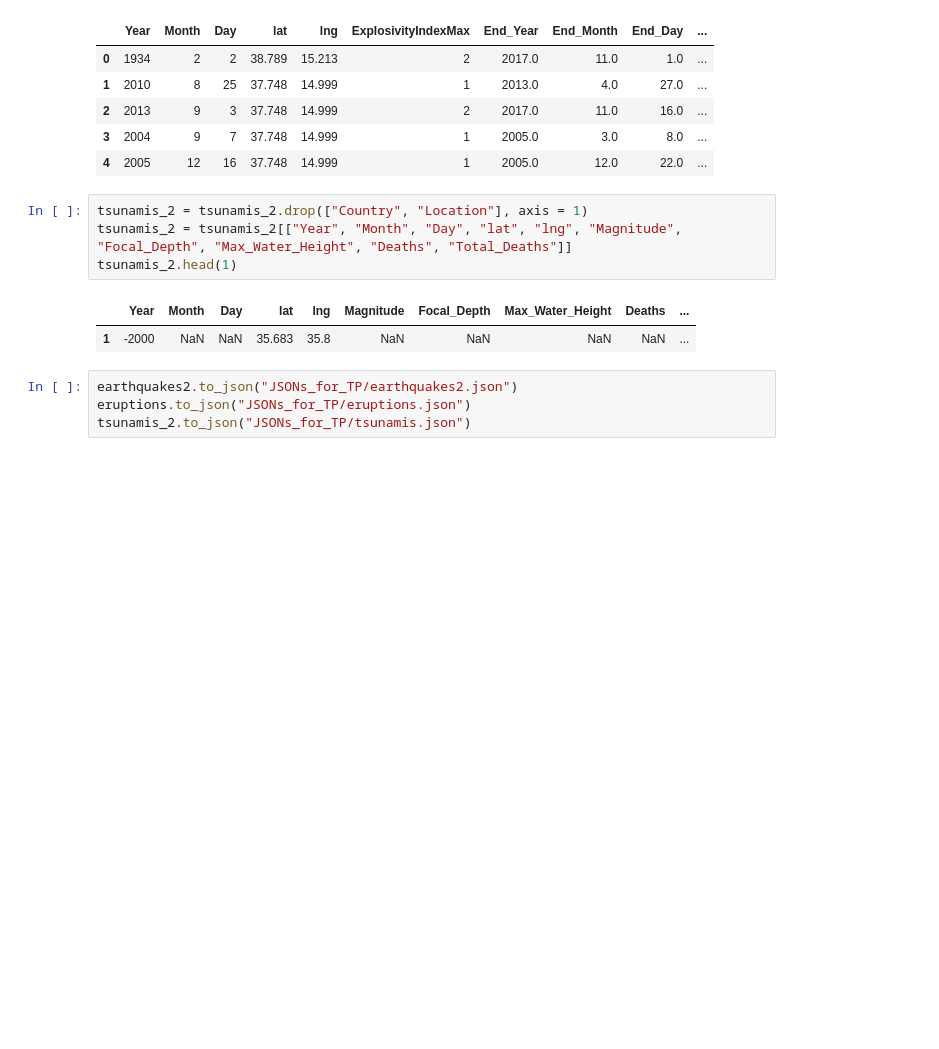
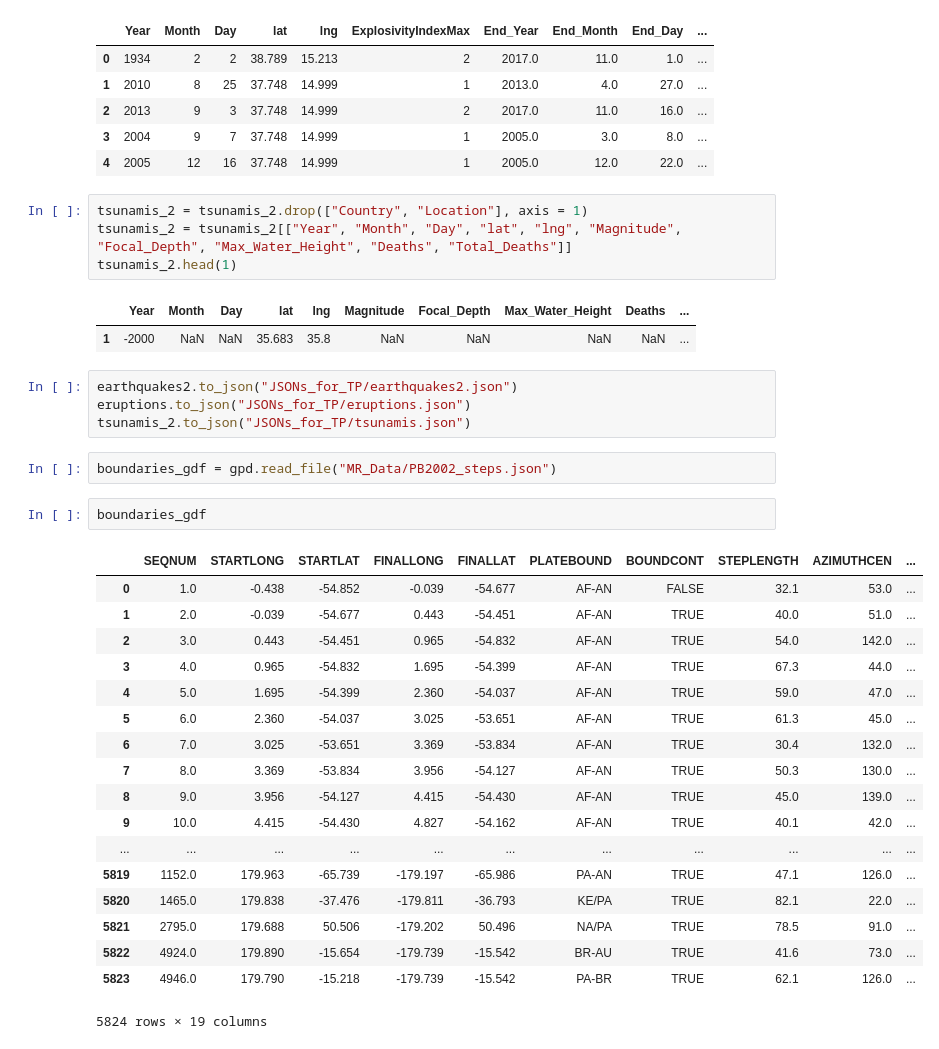
Before and after one commit to smitamisra/StrikingRobo_Earthquakes, a Jupyter notebook: MR_DQ3_2.ipynb, the cells around one changed output. Saved outputs shown, nothing was run; the diff lists cells and outputs as text; blank space fills up the shorter version.

```diff
--- a/MR_DQ3_2.ipynb
+++ b/MR_DQ3_2.ipynb
@@ -322,3 +322,26 @@ tsunamis_2.head(1)
 earthquakes2.to_json("JSONs_for_TP/earthquakes2.json")
 eruptions.to_json("JSONs_for_TP/eruptions.json")
 tsunamis_2.to_json("JSONs_for_TP/tsunamis.json")
+# %%
+boundaries_gdf = gpd.read_file("MR_Data/PB2002_steps.json")
+# %%
+boundaries_gdf
+# %% [output]
+|  | SEQNUM | STARTLONG | STARTLAT | FINALLONG | FINALLAT | PLATEBOUND | BOUNDCONT | STEPLENGTH | AZIMUTHCEN | ... |
+| 0 | 1.0 | -0.438 | -54.852 | -0.039 | -54.677 | AF-AN | FALSE | 32.1 | 53.0 | ... |
+| 1 | 2.0 | -0.039 | -54.677 | 0.443 | -54.451 | AF-AN | TRUE | 40.0 | 51.0 | ... |
+| 2 | 3.0 | 0.443 | -54.451 | 0.965 | -54.832 | AF-AN | TRUE | 54.0 | 142.0 | ... |
+| 3 | 4.0 | 0.965 | -54.832 | 1.695 | -54.399 | AF-AN | TRUE | 67.3 | 44.0 | ... |
+| 4 | 5.0 | 1.695 | -54.399 | 2.360 | -54.037 | AF-AN | TRUE | 59.0 | 47.0 | ... |
+| 5 | 6.0 | 2.360 | -54.037 | 3.025 | -53.651 | AF-AN | TRUE | 61.3 | 45.0 | ... |
+| 6 | 7.0 | 3.025 | -53.651 | 3.369 | -53.834 | AF-AN | TRUE | 30.4 | 132.0 | ... |
+| 7 | 8.0 | 3.369 | -53.834 | 3.956 | -54.127 | AF-AN | TRUE | 50.3 | 130.0 | ... |
+| 8 | 9.0 | 3.956 | -54.127 | 4.415 | -54.430 | AF-AN | TRUE | 45.0 | 139.0 | ... |
+| 9 | 10.0 | 4.415 | -54.430 | 4.827 | -54.162 | AF-AN | TRUE | 40.1 | 42.0 | ... |
+| ... | ... | ... | ... | ... | ... | ... | ... | ... | ... | ... |
+| 5819 | 1152.0 | 179.963 | -65.739 | -179.197 | -65.986 | PA-AN | TRUE | 47.1 | 126.0 | ... |
+| 5820 | 1465.0 | 179.838 | -37.476 | -179.811 | -36.793 | KE/PA | TRUE | 82.1 | 22.0 | ... |
+| 5821 | 2795.0 | 179.688 | 50.506 | -179.202 | 50.496 | NA/PA | TRUE | 78.5 | 91.0 | ... |
+| 5822 | 4924.0 | 179.890 | -15.654 | -179.739 | -15.542 | BR-AU | TRUE | 41.6 | 73.0 | ... |
+| 5823 | 4946.0 | 179.790 | -15.218 | -179.739 | -15.542 | PA-BR | TRUE | 62.1 | 126.0 | ... |
+5824 rows × 19 columns
```
Also changed, not shown: 5 other files.
